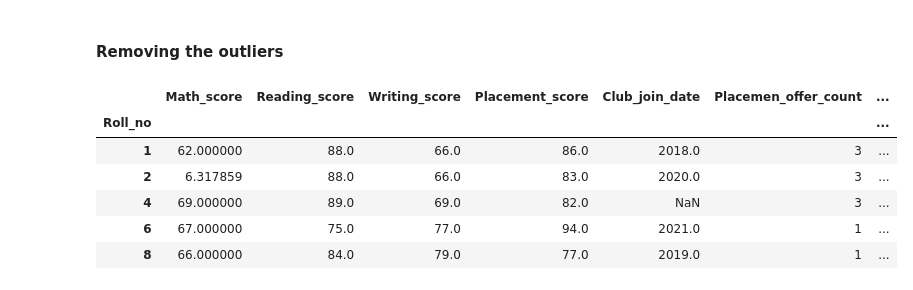
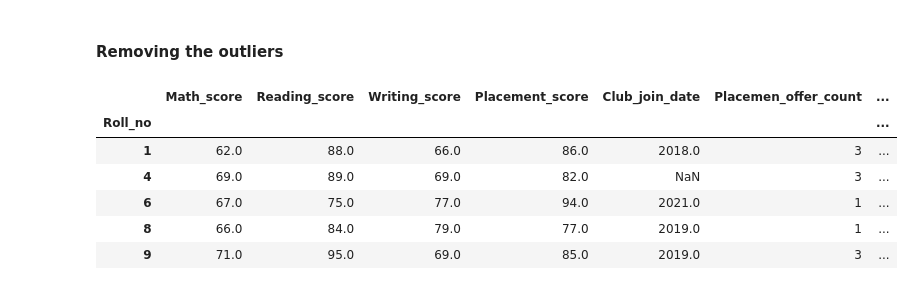
Before and after one commit to NishantK30/TE-labs, a Jupyter notebook: DSBDL/P2/DSBDL_P2.ipynb, the cells around one changed output. Drawn from its saved outputs; the diff is of its cells as text; code cells hidden in the pictures.

```diff
--- a/DSBDL/P2/DSBDL_P2.ipynb
+++ b/DSBDL/P2/DSBDL_P2.ipynb
@@ -241,16 +246,15 @@ r_outliers
 [6.317859124366728, 6.317859124366728]
 # %% [markdown]
 #### Removing the outliers
-# %%
-ndf = df
-for i in sample_outliers:
-    ndf.drop(i,inplace=True)
-ndf.head()
-# %% [output]
-|  | Math_score | Reading_score | Writing_score | Placement_score | Club_join_date | Placemen_offer_count | ... |
-| Roll_no |  |  |  |  |  |  | ... |
-| 1 | 62.000000 | 88.0 | 66.0 | 86.0 | 2018.0 | 3 | ... |
-| 2 | 6.317859 | 88.0 | 66.0 | 83.0 | 2020.0 | 3 | ... |
-| 4 | 69.000000 | 89.0 | 69.0 | 82.0 | NaN | 3 | ... |
-| 6 | 67.000000 | 75.0 | 77.0 | 94.0 | 2021.0 | 1 | ... |
-| 8 | 66.000000 | 84.0 | 79.0 | 77.0 | 2019.0 | 1 | ... |
+# %%
+ndf = df
+ndf = ndf[ndf['Math_score'].apply(lambda x: x not in r_outliers)]
+ndf.head()
+# %% [output]
+|  | Math_score | Reading_score | Writing_score | Placement_score | Club_join_date | Placemen_offer_count | ... |
+| Roll_no |  |  |  |  |  |  | ... |
+| 1 | 62.0 | 88.0 | 66.0 | 86.0 | 2018.0 | 3 | ... |
+| 4 | 69.0 | 89.0 | 69.0 | 82.0 | NaN | 3 | ... |
+| 6 | 67.0 | 75.0 | 77.0 | 94.0 | 2021.0 | 1 | ... |
+| 8 | 66.0 | 84.0 | 79.0 | 77.0 | 2019.0 | 1 | ... |
+| 9 | 71.0 | 95.0 | 69.0 | 85.0 | 2019.0 | 3 | ... |
```
Also changed, not shown: parts of 2 cells of this notebook, 2 other files.
